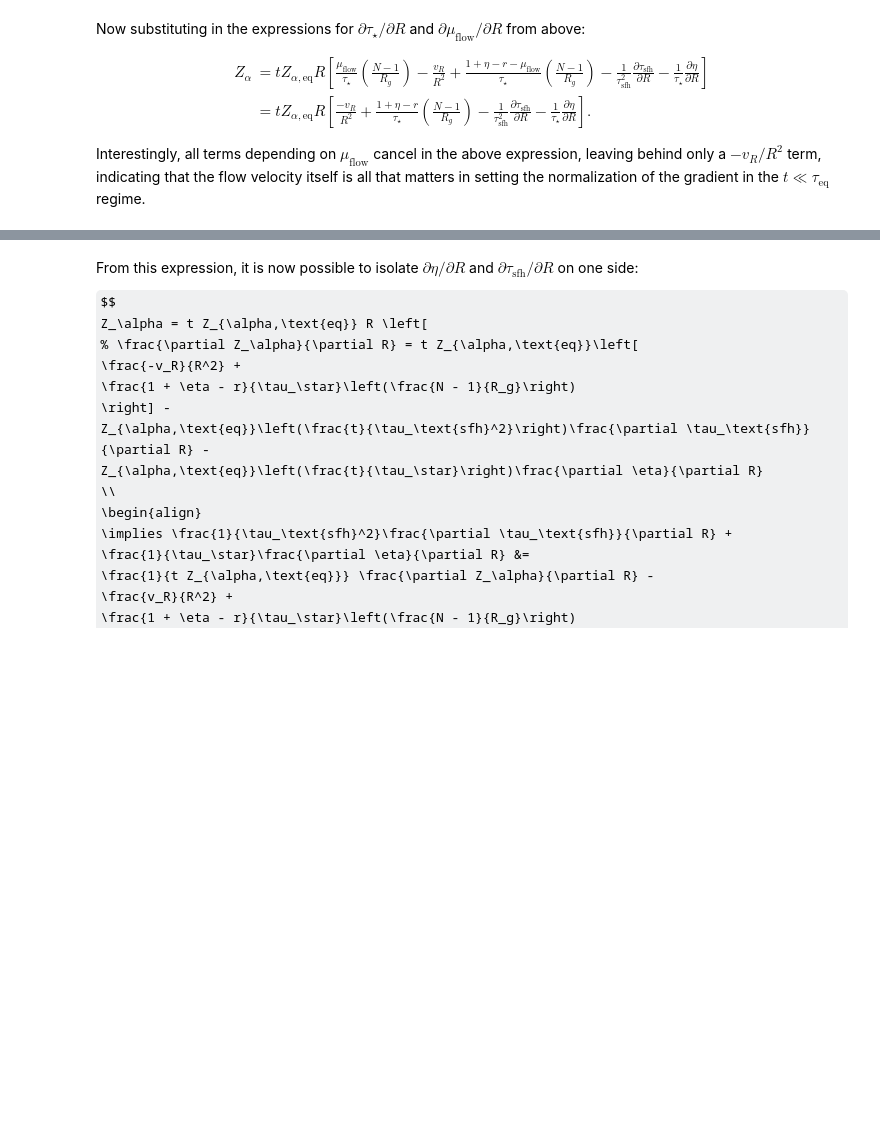
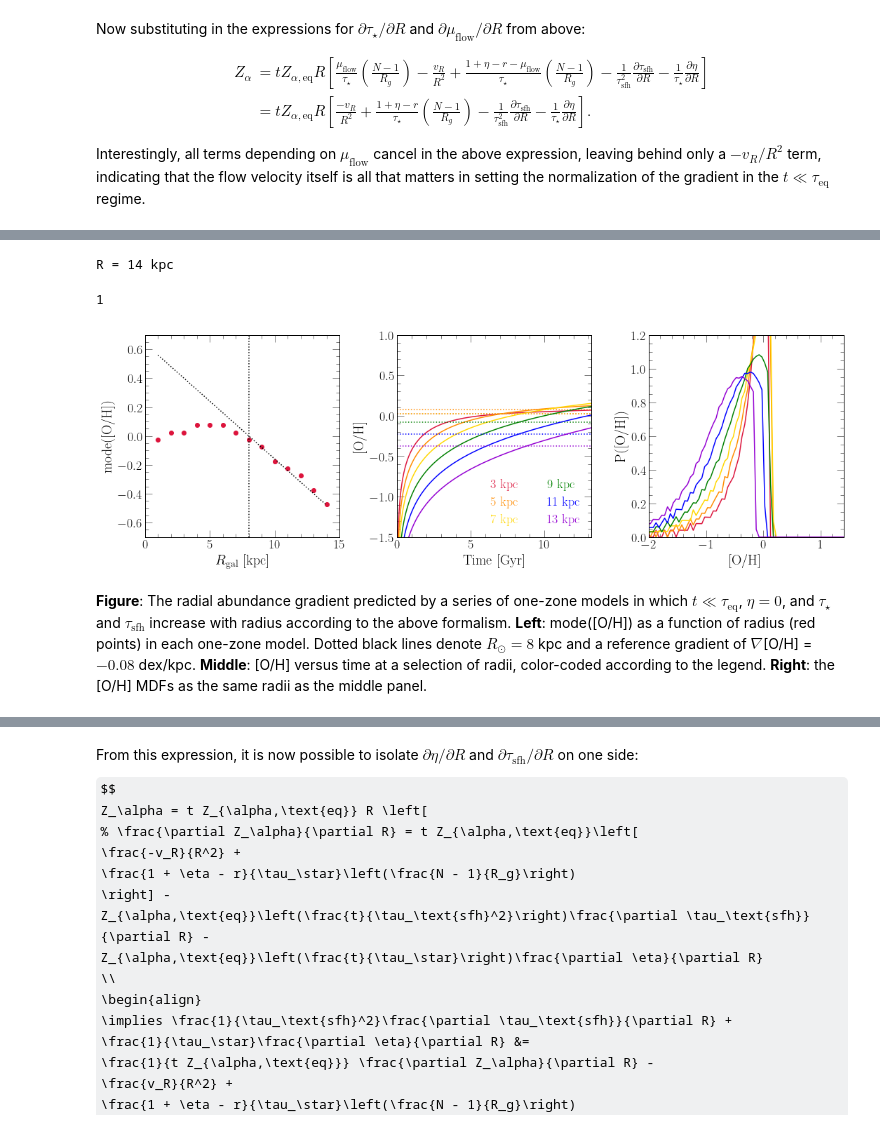
Before and after one commit to giganano/outflows, a Jupyter notebook: notebooks/radialflows.ipynb, the cells around one changed output, grey strips where cells are left out. Drawn from its saved outputs; the diff is of its cells as text; code cells hidden in the pictures; some formulas as TeX source; blank space fills up the shorter version.

```diff
--- a/notebooks/radialflows.ipynb
+++ b/notebooks/radialflows.ipynb
@@ -756,0 +819,4 @@ The above indicates that in the $t \ll \tau_\text{eq}$ regime, the stellar metal
+# %%
+for r in radii:
+#     print(r, tausfh(r))
+    print(r, 0.01 / (1 + 2 - 0.4 - taustar(r) / tausfh(r)), bool(tausfh(r) < 2 * taustar(r) / (1 + 2 - 0.4)))
@@ -756,0 +838,75 @@ The above indicates that in the $t \ll \tau_\text{eq}$ regime, the stellar metal
+# %%
+for i in range(len(radii)):
+    sys.stdout.write("\rR = %g kpc       " % (radii[i]))
+    with vice.singlezone(name = "r_%d_kpc_eta" % radii[i], elements = ['o']) as sz:
+        sz.mode = "sfr"
+        sz.func = exponential()
+        sz.func.timescale = tausfh(radii[i])
+        sz.tau_star = taustar(radii[i])
+        sz.eta = 2
+        sz.bins = np.linspace(-3, 2, 101)
+        sz.dt = 0.01
+#         sz.schmidt = True
+#         sz.MgSchmidt = sz.tau_star * sz.func.norm / np.e * 1e9
+        sz.run(np.linspace(0, 13.2, 1321), overwrite = True)
+sys.stdout.write("\n")
+# %% [output]
+R = 14 kpc
+1
+# %%
+fig = plt.figure(figsize = (15, 5))
+axes = []
+for i in range(3): axes.append(fig.add_subplot(131 + i))
+axes[0].set_xlabel(r"$R_\text{gal}$ [kpc]")
+axes[0].set_ylabel(r"mode([O/H])")
+axes[0].set_xlim([0, 15])
+axes[0].set_ylim([-0.7, 0.7])
+axes[1].set_xlabel(r"Time [Gyr]")
+axes[1].set_ylabel(r"[O/H]")
+axes[1].set_xlim([0, 13.2])
+axes[1].set_ylim([-1.5, 1])
+axes[2].set_xlabel(r"[O/H]")
+axes[2].set_ylabel(r"P([O/H])")
+axes[2].set_xlim([-2, 1.4])
+axes[2].set_ylim([0, 1.2])
+
+special = [3, 5, 7, 9, 11, 13]
+colors = ["crimson", "darkorange", "gold", "green", "blue", "darkviolet"]
+
+radii = list(range(1, 15))
+for i in range(len(radii)):
+    out = vice.output("r_%d_kpc" % (radii[i]))
+    modeoh = mode(out.mdf["bin_edge_left"] + [out.mdf["bin_edge_right"][-1]], out.mdf["dn/d[o/h]"])
+    axes[0].scatter(radii[i], modeoh, c = named_colors()["crimson"], marker = markers()["circle"])
+    if radii[i] in special:
+        kwargs = {"c": named_colors()[colors[special.index(radii[i])]]}
+        axes[1].axhline(modeoh, linestyle = ':', **kwargs)
+        kwargs["label"] = "%d kpc" % (radii[i])
+        axes[1].plot(out.history["time"], out.history["[o/h]"], **kwargs)
+        centers = [(a + b) / 2 for a, b in zip(out.mdf["bin_edge_left"], out.mdf["bin_edge_right"])]
+        axes[2].plot(centers, out.mdf["dn/d[o/h]"], **kwargs)
+sys.stdout.write("\n")
+
+kwargs = {
+    "c": named_colors()["black"],
+    "linestyle": ':'
+}
+axes[0].plot(radii, [reference_gradient(r) for r in radii], **kwargs)
+axes[0].axvline(8, **kwargs)
+
+kwargs = {
+    "loc": mpl_loc("lower right"),
+    "ncol": 2,
+    "handlelength": 0
+}
+leg = axes[1].legend(**kwargs)
+fancy_legend(leg, colors)
+
+plt.tight_layout()
+# plt.savefig("./radialflows/tllteq_schmidt.pdf")
+# plt.savefig("./radialflows/tllteq.pdf")
+plt.show()
+# %% [output]
+[figure, added]
+# %% [markdown]
+**Figure**: The radial abundance gradient predicted by a series of one-zone models in which $t \ll \tau_\text{eq}$, $\eta = 0$, and $\tau_\star$ and $\tau_\text{sfh}$ increase with radius according to the above formalism. **Left**: mode([O/H]) as a function of radius (red points) in each one-zone model. Dotted black lines denote $R_\odot = 8$ kpc and a reference gradient of $\nabla$[O/H] = $-0.08$ dex/kpc. **Middle**: [O/H] versus time at a selection of radii, color-coded according to the legend. **Right**: the [O/H] MDFs as the same radii as the middle panel.
```
Also changed, not shown: parts of 9 cells of this notebook, 3 other files.
